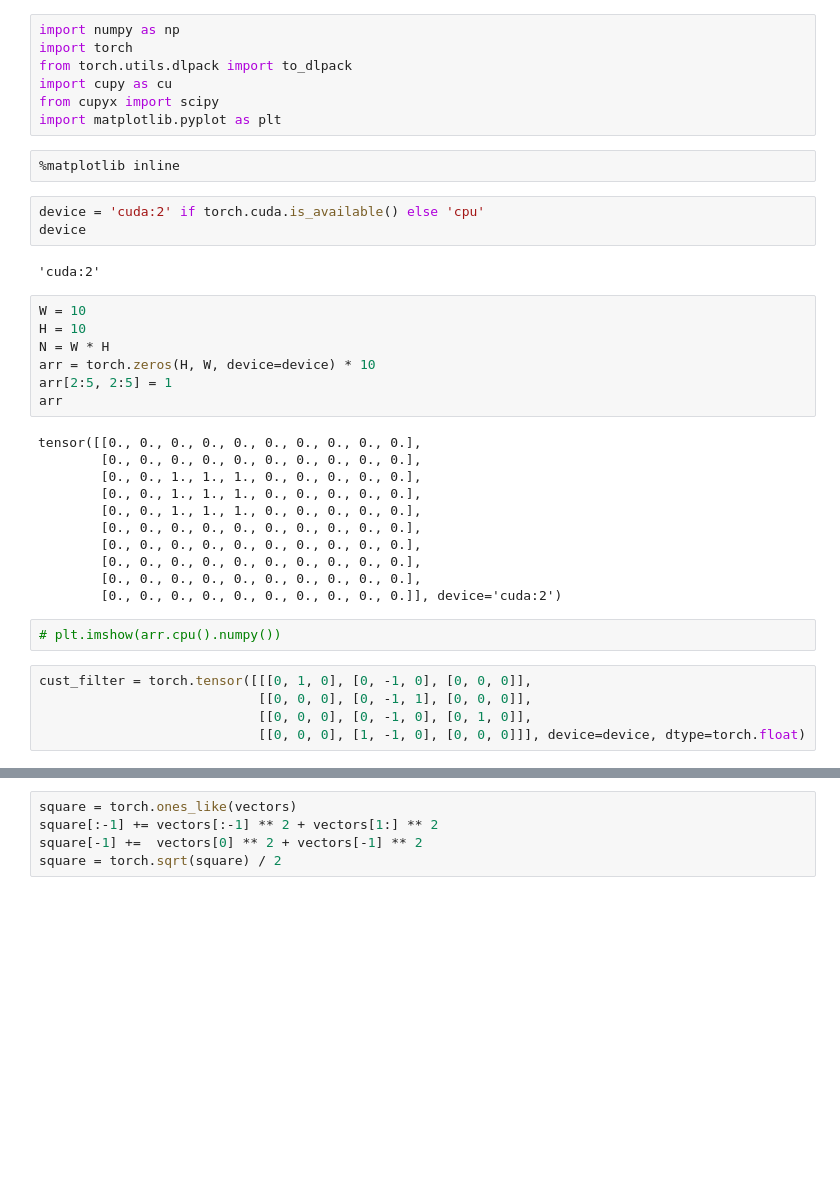
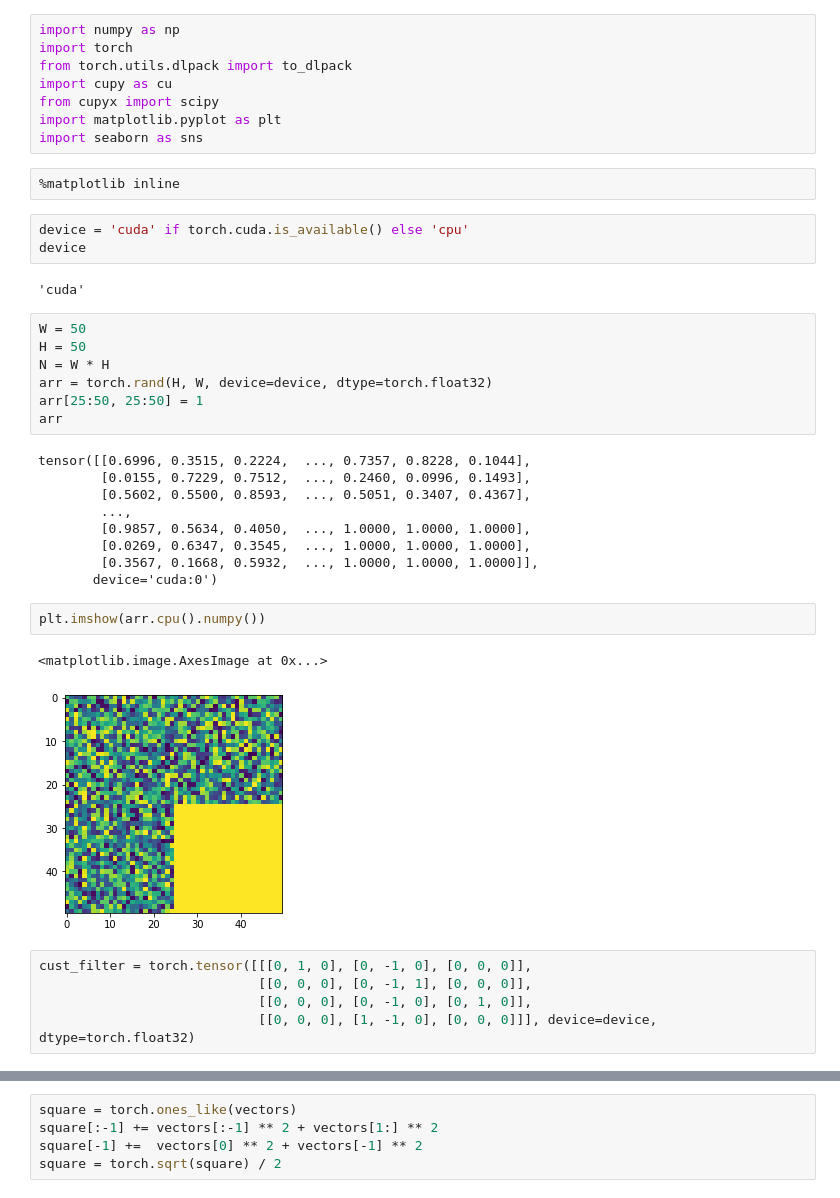
Before and after one commit to adelkaiarullin/shortest-path, a Jupyter notebook: heat.ipynb, the cells around one changed output, grey strips where cells are left out. Saved outputs shown, nothing was run; the diff lists cells and outputs as text; blank space fills up the shorter version.

```diff
--- a/heat.ipynb
+++ b/heat.ipynb
@@ -5,38 +5,40 @@ from torch.utils.dlpack import to_dlpack
 import cupy as cu
 from cupyx import scipy
 import matplotlib.pyplot as plt
+import seaborn as sns
 # %%
 %matplotlib inline
 # %%
-device = 'cuda:2' if torch.cuda.is_available() else 'cpu'
+device = 'cuda' if torch.cuda.is_available() else 'cpu'
 device
 # %% [output]
-'cuda:2'
+'cuda'
 # %%
-W = 10
-H = 10
+W = 50
+H = 50
 N = W * H
-arr = torch.zeros(H, W, device=device) * 10
-arr[2:5, 2:5] = 1
+arr = torch.rand(H, W, device=device, dtype=torch.float32)
+arr[25:50, 25:50] = 1
 arr
 # %% [output]
-tensor([[0., 0., 0., 0., 0., 0., 0., 0., 0., 0.],
-        [0., 0., 0., 0., 0., 0., 0., 0., 0., 0.],
-        [0., 0., 1., 1., 1., 0., 0., 0., 0., 0.],
-        [0., 0., 1., 1., 1., 0., 0., 0., 0., 0.],
-        [0., 0., 1., 1., 1., 0., 0., 0., 0., 0.],
-        [0., 0., 0., 0., 0., 0., 0., 0., 0., 0.],
-        [0., 0., 0., 0., 0., 0., 0., 0., 0., 0.],
-        [0., 0., 0., 0., 0., 0., 0., 0., 0., 0.],
-        [0., 0., 0., 0., 0., 0., 0., 0., 0., 0.],
-        [0., 0., 0., 0., 0., 0., 0., 0., 0., 0.]], device='cuda:2')
+tensor([[0.6996, 0.3515, 0.2224,  ..., 0.7357, 0.8228, 0.1044],
+        [0.0155, 0.7229, 0.7512,  ..., 0.2460, 0.0996, 0.1493],
+        [0.5602, 0.5500, 0.8593,  ..., 0.5051, 0.3407, 0.4367],
+        ...,
+        [0.9857, 0.5634, 0.4050,  ..., 1.0000, 1.0000, 1.0000],
+        [0.0269, 0.6347, 0.3545,  ..., 1.0000, 1.0000, 1.0000],
+        [0.3567, 0.1668, 0.5932,  ..., 1.0000, 1.0000, 1.0000]],
+       device='cuda:0')
 # %%
-# plt.imshow(arr.cpu().numpy())
+plt.imshow(arr.cpu().numpy())
+# %% [output]
+<matplotlib.image.AxesImage at 0x...>
+[figure, added]
 # %%
 cust_filter = torch.tensor([[[0, 1, 0], [0, -1, 0], [0, 0, 0]],
                             [[0, 0, 0], [0, -1, 1], [0, 0, 0]],
                             [[0, 0, 0], [0, -1, 0], [0, 1, 0]],
-                            [[0, 0, 0], [1, -1, 0], [0, 0, 0]]], device=device, dtype=torch.float)
+                            [[0, 0, 0], [1, -1, 0], [0, 0, 0]]], device=device, dtype=torch.float32)
 # %%
 cust_filter, cust_filter.shape
 # %% [output]
```
Also changed, not shown: parts of 19 cells of this notebook.
